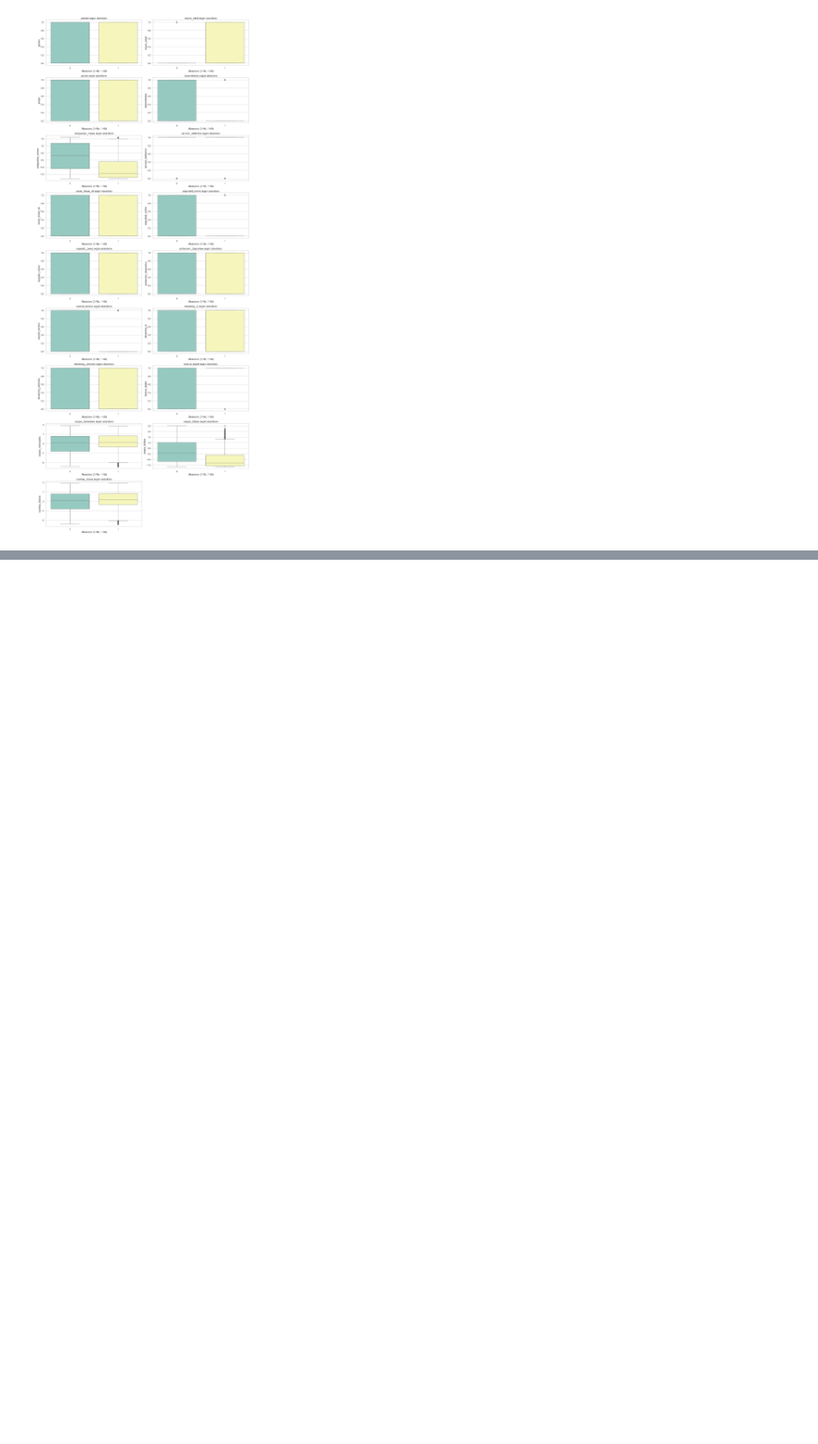
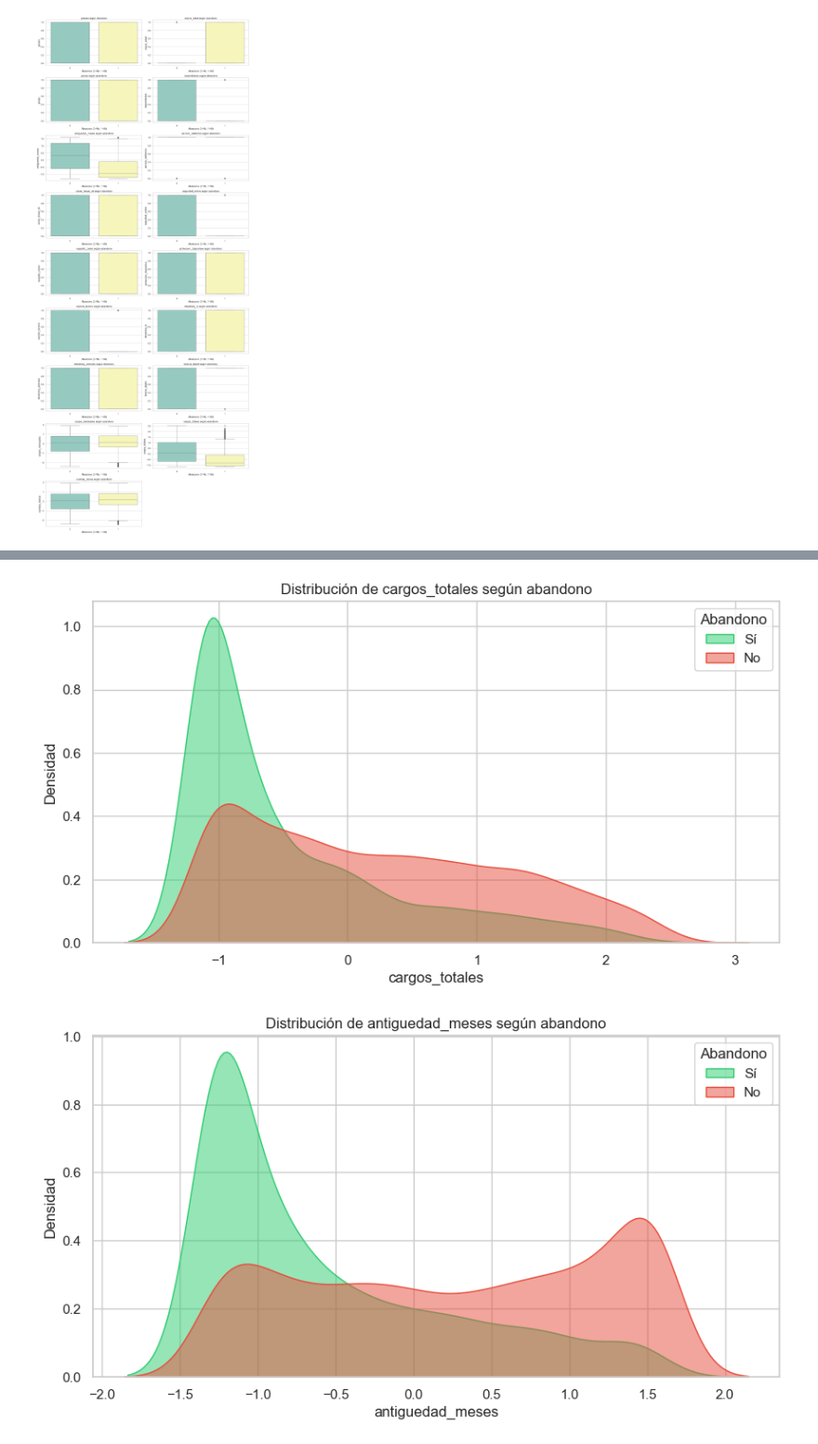
Before and after one commit to NataliaLiscio1985/Challenge_Allura_Telecom-X, a Jupyter notebook: Telecom.ipynb, the cells around one changed output, grey strips where cells are left out. Shown at 93% size. Saved outputs shown, nothing was run; the diff lists cells and outputs as text; code cells hidden in the pictures; blank space fills up the shorter version.

```diff
--- a/Telecom.ipynb
+++ b/Telecom.ipynb
@@ -463,0 +475,20 @@ Passing `palette` without assigning `hue` is deprecated and will be removed in v
+# %%
+import matplotlib.pyplot as plt
+import seaborn as sns
+
+# Asegurate de que estas columnas existan o adaptalas al nombre real de tu dataset
+variables_numericas = ['cargos_totales', 'antiguedad_meses']
+colores = ['#E74C3C', '#2ECC71']  # rojo para abandonaron, verde para no
+
+for var in variables_numericas:
+    plt.figure(figsize=(10, 5))
+    sns.kdeplot(data=df, x=var, hue='abandono', fill=True, common_norm=False, palette=colores, alpha=0.5)
+    plt.title(f'Distribución de {var} según abandono')
+    plt.xlabel(var)
+    plt.ylabel('Densidad')
+    plt.legend(title='Abandono', labels=['Sí', 'No'])
+    plt.grid(True)
+    plt.show()
+# %% [output]
+[figure, added]
+[figure, added]
```
Also changed, not shown: parts of 6 cells of this notebook.
